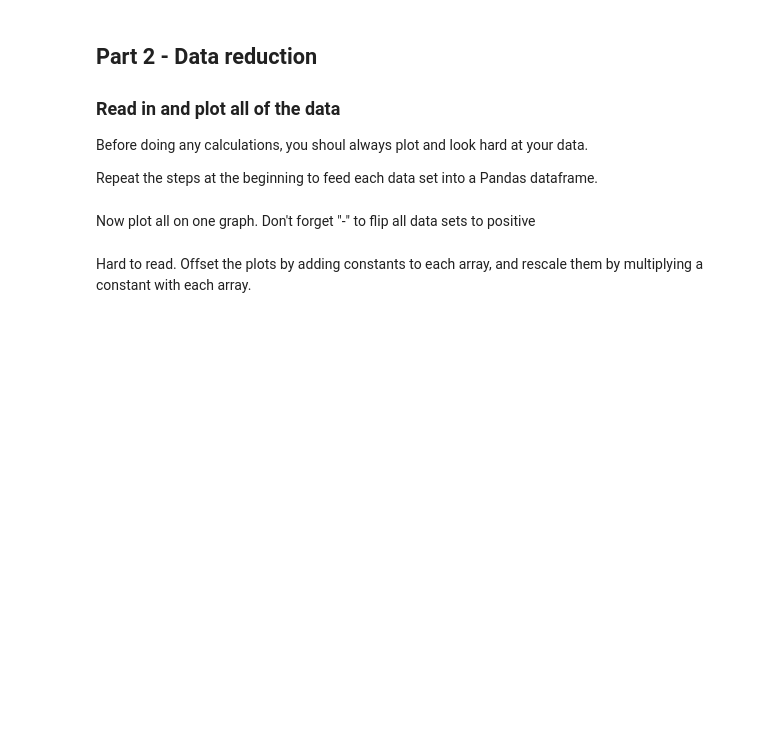
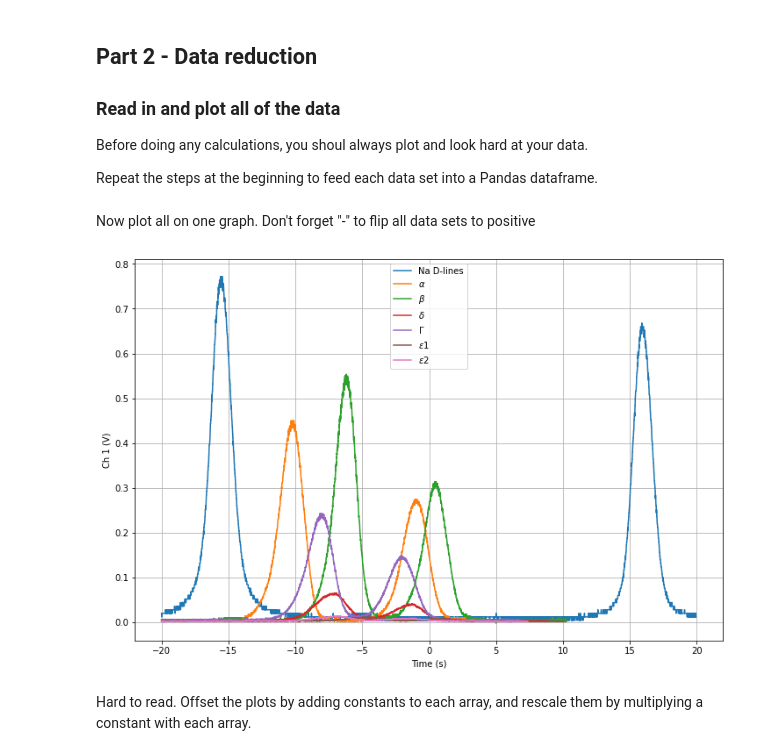
Before and after one commit to 14littleraindrop/PHYS_432_Atomic_Lab, a Jupyter notebook: Lab_1/analysis/HD_analysis_centroid_method.ipynb, the cells around one changed output. Cells and saved outputs as stored; diff of their text form; code cells hidden in the pictures; blank space fills up the shorter version.

```diff
--- a/Lab_1/analysis/HD_analysis_centroid_method.ipynb
+++ b/Lab_1/analysis/HD_analysis_centroid_method.ipynb
@@ -48,7 +48,7 @@ You may obtain the arrays for each column by using the column label, e.g., `Na['
 # These lines allow the user to enter a data file
 # df = pd.read_csv(filename,skiprows=15)  # skiprows skips header information.
 
-Na = pd.read_csv('Na_D_lines_run1.csv',skiprows=15)
+Na = pd.read_csv('Na_D_lines_run1.CSV',skiprows=15)
 # %%
 # Just using the label alone causes the dataframe to be displayed.
 
@@ -215,6 +254,13 @@ Repeat the steps at the beginning to feed each data set into a Pandas dataframe.
 
 ## Collect all the data sets into active dataframes.
 ## Follow the method used for the Na lines
+Alpha = pd.read_csv('HD_Alpha_run1.CSV',skiprows=15)
+Beta = pd.read_csv('HD_Beta_run1.CSV',skiprows=15)
+Delta = pd.read_csv('HD_Delta_run1.CSV',skiprows=15)
+Gamma = pd.read_csv('HD_Gamma_run1.CSV',skiprows=15)
+Epsilon1 = pd.read_csv('HD-Epsilon_run1.CSV',skiprows=15)
+Epsilon2 = pd.read_csv('HD-Epsilon_run2.CSV',skiprows=15)
+
 
 ## Recommended names  for te dataframes 'Alpha', 'Beta', 'Gamma', etc.
 # %% [markdown]
@@ -222,14 +268,18 @@ Now plot all on one graph.  Don't forget "-" to flip all data sets to positive
 # %%
 plt.figure(figsize=(12,8))
 plt.plot(Na['TIME'],-Na['CH1'],'-',label='Na D-lines')
 plt.plot(Alpha['TIME'],-Alpha['CH1'],'-',label=r'$\alpha$')
-
-# ....
-# add the rest here
+plt.plot(Beta['TIME'],-Beta['CH1'],'-',label=r'$\beta$')
+plt.plot(Delta['TIME'],-Delta['CH1'],'-',label=r'$\delta$')
+plt.plot(Gamma['TIME'],-Gamma['CH1'],'-',label=r'$\Gamma$')
+plt.plot(Epsilon1['TIME'],-Epsilon1['CH1'],'-',label=r'$\epsilon$1')
+plt.plot(Epsilon2['TIME'],-Epsilon2['CH1'],'-',label=r'$\epsilon$2')
 
 plt.xlabel(r'Time (s)')
 plt.ylabel(r'Ch 1 (V)')
 plt.legend()
 plt.grid();
+# %% [output]
+[figure, added]
 # %% [markdown]
 Hard to read.  Offset the plots by adding constants to each array, and rescale them by multiplying a constant with each array.
```
Also changed, not shown: parts of 36 cells of this notebook.
